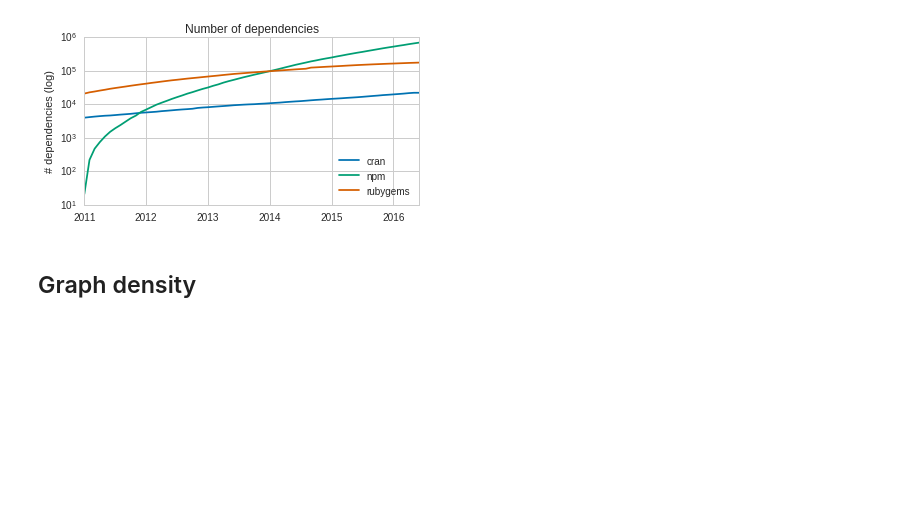
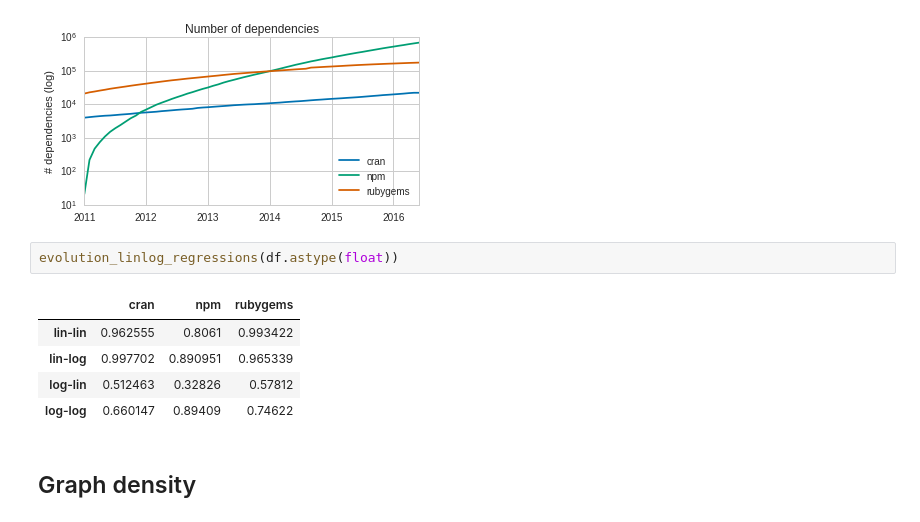
Before and after one commit to AlexandreDecan/ecos-emse, a Jupyter notebook: notebooks/Graphs metrics.ipynb, the cells around one changed output. Cells and saved outputs as stored; diff of their text form; blank space fills up the shorter version.

```diff
--- a/notebooks/Graphs metrics.ipynb
+++ b/notebooks/Graphs metrics.ipynb
@@ -80,6 +88,14 @@ ax.set(
  <matplotlib.text.Text at 0x...>,
  <matplotlib.text.Text at 0x...>]
 [figure]
+# %%
+evolution_linlog_regressions(df.astype(float))
+# %% [output]
+|  | cran | npm | rubygems |
+| lin-lin | 0.962555 | 0.8061 | 0.993422 |
+| lin-log | 0.997702 | 0.890951 | 0.965339 |
+| log-lin | 0.512463 | 0.32826 | 0.57812 |
+| log-log | 0.660147 | 0.89409 | 0.74622 |
 # %% [markdown]
 ## Graph density
 # %%
```
Also changed, not shown: parts of 4 cells of this notebook, 2 other files.
